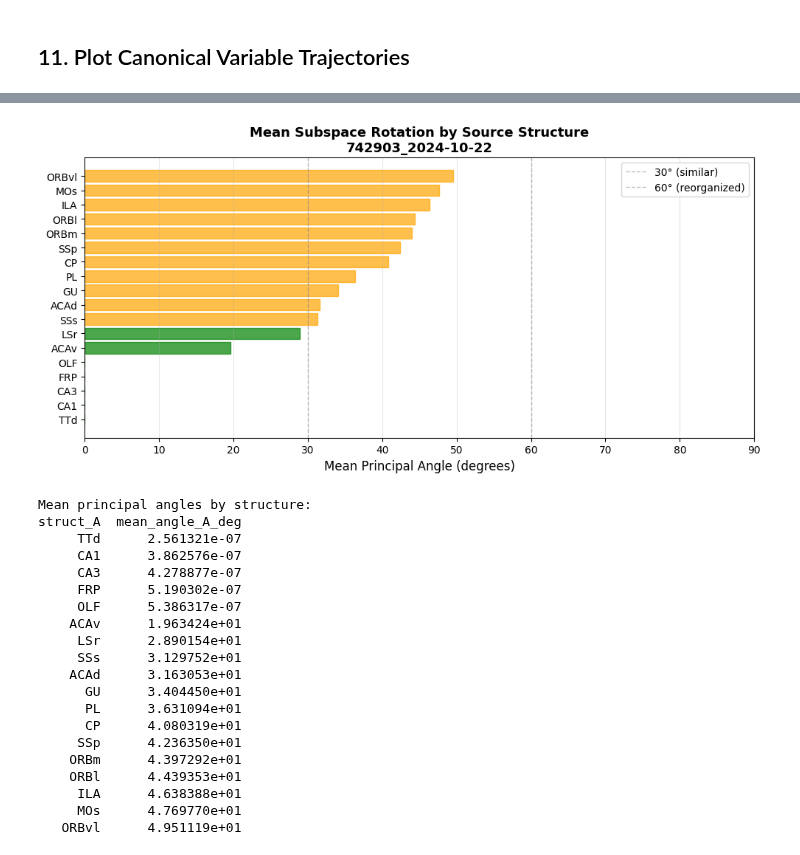
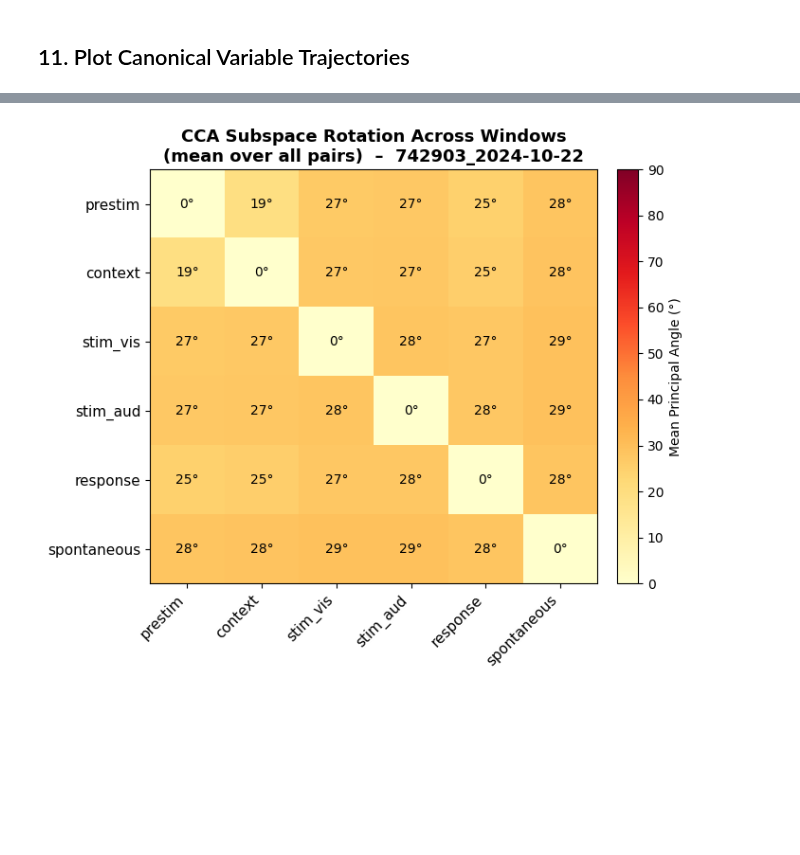
Before and after one commit to AllenInstitute/dynamic_routing_analysis, a Jupyter notebook: notebooks/CCA_by_claude.ipynb, the cells around one changed output, grey strips where cells are left out. Cells and saved outputs as stored; diff of their text form; code cells hidden in the pictures; blank space fills up the shorter version.

```diff
--- a/notebooks/CCA_by_claude.ipynb
+++ b/notebooks/CCA_by_claude.ipynb
@@ -442,7 +442,7 @@ print("Bootstrap function defined")
 Bootstrap function defined
 # %%
 # Run bootstrap for task and spontaneous (reduced iterations for speed)
-n_boot = 500
+n_boot = 10
 print(f"Running bootstrap with {n_boot} iterations...")
 
 boot_task = bootstrap_corrs(A_task_pca_m, B_task_pca_m, k_task, n_boot=n_boot)
@@ -1236,65 +1367,31 @@ plt.show()
 # %%
-# Group by struct_A and calculate mean principal angle across all pairs involving that structure
-mean_angles_by_struct = (
-    summary_df
-    .groupby('struct_A')
-    .agg(mean_angle_A_deg=('mean_angle_A_deg', 'mean'))
-    .sort_values('mean_angle_A_deg', ascending=True)
-    .reset_index()
-)
+# ── Heatmap: CCA subspace rotation between time windows ────────────────────────
+window_order = list(CCA_WINDOWS.keys())
+n_win = len(window_order)
+angle_mat = np.zeros((n_win, n_win))
 
-# Create horizontal barplot
-fig, ax = plt.subplots(figsize=(10, max(5, len(mean_angles_by_struct) * 0.25)))
+for _, row in (cross_window_df.groupby(['window_1', 'window_2'])['mean_angle_deg']
+               .mean().reset_index().iterrows()):
+    i, j = window_order.index(row['window_1']), window_order.index(row['window_2'])
+    angle_mat[i, j] = angle_mat[j, i] = row['mean_angle_deg']
 
-y_pos = np.arange(len(mean_angles_by_struct))
-bars = ax.barh(y_pos, mean_angles_by_struct['mean_angle_A_deg'], alpha=0.7, color='steelblue')
+fig, ax = plt.subplots(figsize=(7, 6))
+im = ax.imshow(angle_mat, vmin=0, vmax=90, cmap='YlOrRd', aspect='auto')
+ax.set_xticks(range(n_win))
+ax.set_yticks(range(n_win))
+ax.set_xticklabels(window_order, rotation=45, ha='right', fontsize=11)
+ax.set_yticklabels(window_order, fontsize=11)
+ax.set_title(f'CCA Subspace Rotation Across Windows\n(mean over all pairs)  –  {session_id}',
+             fontsize=13, fontweight='bold')
+fig.colorbar(im, ax=ax, fraction=0.046, pad=0.04, label='Mean Principal Angle (°)')
 
-# Color code by angle threshold
-for bar, angle in zip(bars, mean_angles_by_struct['mean_angle_A_deg']):
-    if angle < 30:
-        bar.set_color('green')
-    elif angle < 60:
-        bar.set_color('orange')
-    else:
-        bar.set_color('red')
-
-ax.axvline(30, color='gray', linestyle='--', linewidth=1, alpha=0.5, label='30° (similar)')
-ax.axvline(60, color='gray', linestyle='--', linewidth=1, alpha=0.5, label='60° (reorganized)')
-
-ax.set_yticks(y_pos)
-ax.set_yticklabels(mean_angles_by_struct['struct_A'], fontsize=10)
-ax.set_xlabel('Mean Principal Angle (degrees)', fontsize=12)
-ax.set_title(f'Mean Subspace Rotation by Source Structure\n{session_id}',
-             fontsize=13, fontweight='bold')
-ax.legend(fontsize=10)
-ax.grid(axis='x', alpha=0.3)
-ax.set_xlim([0, 90])
+for i in range(n_win):
+    for j in range(n_win):
+        ax.text(j, i, f'{angle_mat[i,j]:.0f}°', ha='center', va='center',
+                fontsize=10, color='white' if angle_mat[i, j] > 45 else 'black')
 
 plt.tight_layout()
 plt.show()
-
-print(f"\nMean principal angles by structure:")
-print(mean_angles_by_struct.to_string(index=False))
 # %% [output]
-[figure, old version]
+[figure, new version]
-Mean principal angles by structure:
-struct_A  mean_angle_A_deg
-     TTd      2.561321e-07
-     CA1      3.862576e-07
-     CA3      4.278877e-07
-     FRP      5.190302e-07
-     OLF      5.386317e-07
-    ACAv      1.963424e+01
-     LSr      2.890154e+01
-     SSs      3.129752e+01
-    ACAd      3.163053e+01
-      GU      3.404450e+01
-      PL      3.631094e+01
-      CP      4.080319e+01
-     SSp      4.236350e+01
-    ORBm      4.397292e+01
-    ORBl      4.439353e+01
-     ILA      4.638388e+01
-     MOs      4.769770e+01
-   ORBvl      4.951119e+01
 # %%
```
Also changed, not shown: parts of 62 cells of this notebook, 8 other files.
